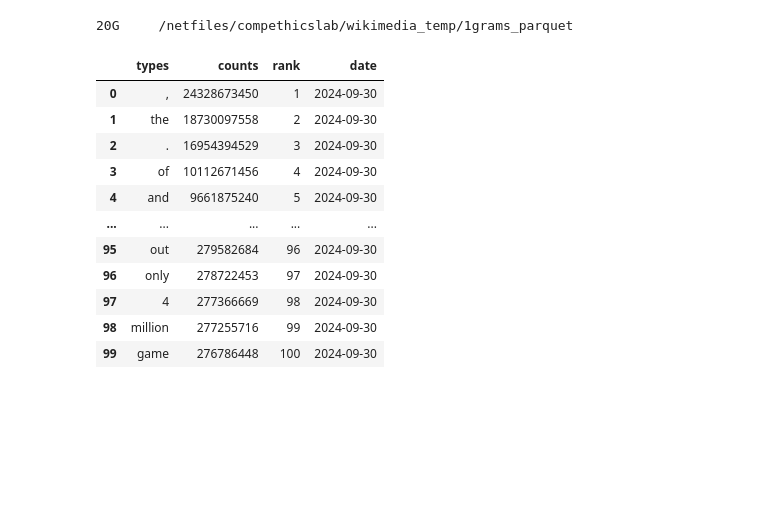
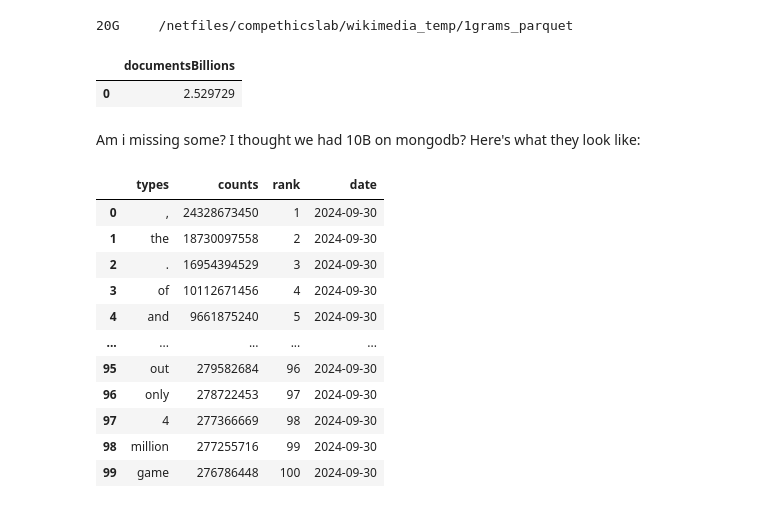
Before and after one commit to Vermont-Complex-Systems/wikigrams, a Jupyter notebook: getting-started.ipynb, the cells around one changed output. Cells and saved outputs as stored; diff of their text form; code cells hidden in the pictures; blank space fills up the shorter version.

Commit message:
adding total count

```diff
--- a/getting-started.ipynb
+++ b/getting-started.ipynb
@@ -45,6 +45,15 @@ Did not find user configurations in /users/j/s/jstonge1/wikigrams/pyproject.toml
 !du -sh /netfiles/compethicslab/wikimedia_temp/1grams_parquet
 # %% [output]
 20G     /netfiles/compethicslab/wikimedia_temp/1grams_parquet
+# %%
+%%sql
+SELECT count(*) / 1e9 as documentsBillions
+FROM read_parquet('/netfiles/compethicslab/wikimedia_temp/1grams_parquet/**/*.parquet', hive_partitioning=true);
+# %% [output]
+|  | documentsBillions |
+| 0 | 2.529729 |
+# %% [markdown]
+Am i missing some? I thought we had 10B on mongodb? Here's what they look like:
 # %%
 %sql SELECT * FROM read_parquet('/netfiles/compethicslab/wikimedia_temp/1grams_parquet/**/*.parquet', hive_partitioning=true) LIMIT 100;
 # %% [output]
```
